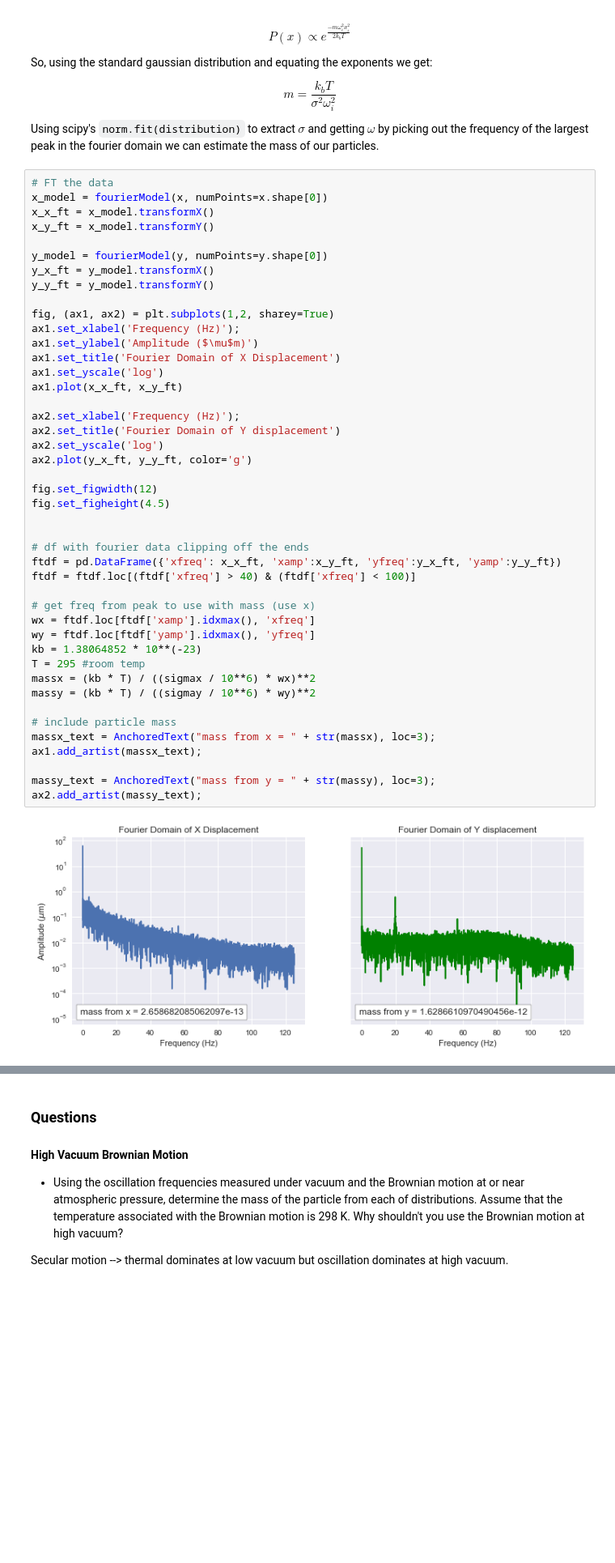
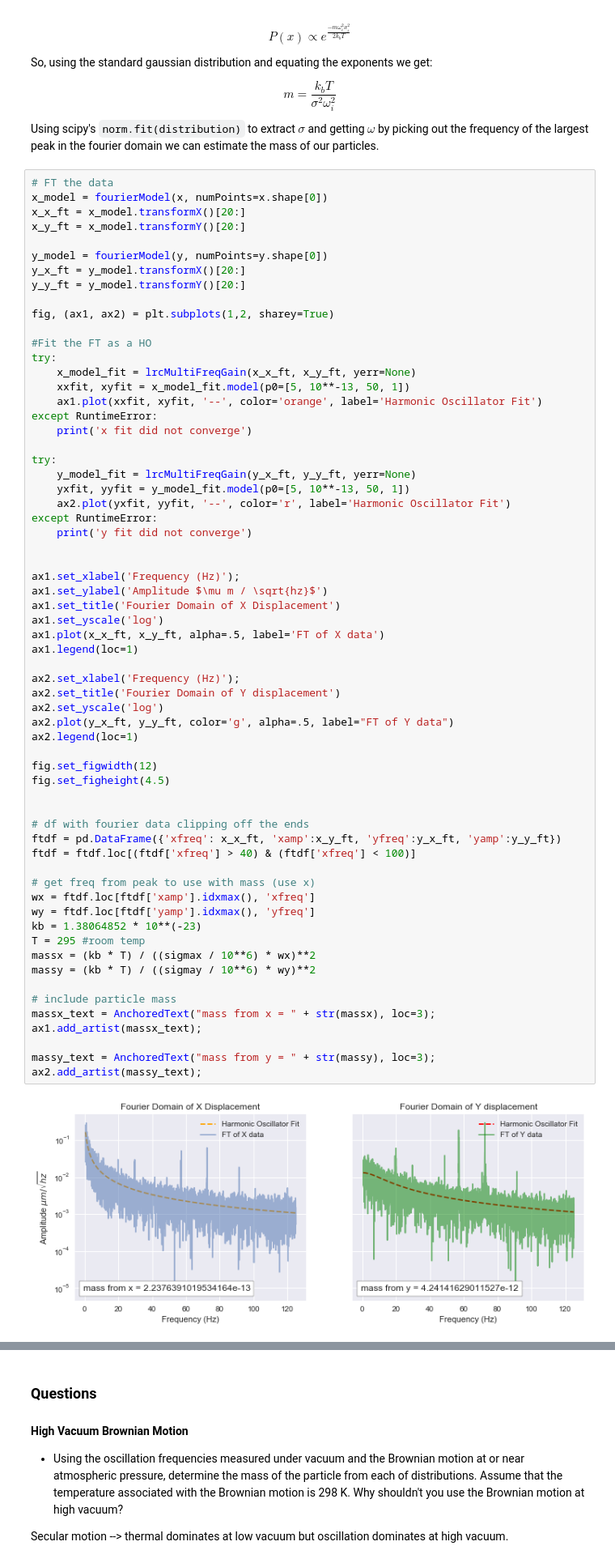
Before and after one commit to jpribyl/advanced-physics-lab-coursework, a Jupyter notebook: lab4/src/analysis/lab4-brownian-motion.ipynb, the cells around one changed output, grey strips where cells are left out. Shown at 81% size. Drawn from its saved outputs; the diff is of its cells as text; blank space fills up the shorter version.

```diff
--- a/lab4/src/analysis/lab4-brownian-motion.ipynb
+++ b/lab4/src/analysis/lab4-brownian-motion.ipynb
@@ -391,46 +400,65 @@ Using scipy's `norm.fit(distribution)` to extract $\sigma$ and getting $\omega$
 # %%
 # FT the data
 x_model = fourierModel(x, numPoints=x.shape[0])
-x_x_ft = x_model.transformX()
-x_y_ft = x_model.transformY()
+x_x_ft = x_model.transformX()[20:]
+x_y_ft = x_model.transformY()[20:]
 
 y_model = fourierModel(y, numPoints=y.shape[0])
-y_x_ft = y_model.transformX()
-y_y_ft = y_model.transformY()
+y_x_ft = y_model.transformX()[20:]
+y_y_ft = y_model.transformY()[20:]
 
 fig, (ax1, ax2) = plt.subplots(1,2, sharey=True)
+
+#Fit the FT as a HO
+try:
+    x_model_fit = lrcMultiFreqGain(x_x_ft, x_y_ft, yerr=None)
+    xxfit, xyfit = x_model_fit.model(p0=[5, 10**-13, 50, 1])
+    ax1.plot(xxfit, xyfit, '--', color='orange', label='Harmonic Oscillator Fit')
+except RuntimeError:
+    print('x fit did not converge')
+
+try:
+    y_model_fit = lrcMultiFreqGain(y_x_ft, y_y_ft, yerr=None)
+    yxfit, yyfit = y_model_fit.model(p0=[5, 10**-13, 50, 1])
+    ax2.plot(yxfit, yyfit, '--', color='r', label='Harmonic Oscillator Fit')
+except RuntimeError:
+    print('y fit did not converge')
+
+
 ax1.set_xlabel('Frequency (Hz)');
-ax1.set_ylabel('Amplitude ($\mu$m)')
+ax1.set_ylabel('Amplitude $\mu m / \sqrt{hz}$')
 ax1.set_title('Fourier Domain of X Displacement')
 ax1.set_yscale('log')
-ax1.plot(x_x_ft, x_y_ft)
+ax1.plot(x_x_ft, x_y_ft, alpha=.5, label='FT of X data')
+ax1.legend(loc=1)
 
 ax2.set_xlabel('Frequency (Hz)');
 ax2.set_title('Fourier Domain of Y displacement')
 ax2.set_yscale('log')
-ax2.plot(y_x_ft, y_y_ft, color='g')
+ax2.plot(y_x_ft, y_y_ft, color='g', alpha=.5, label="FT of Y data")
+ax2.legend(loc=1)
 
 fig.set_figwidth(12)
 fig.set_figheight(4.5)
 
 
 # df with fourier data clipping off the ends
 ftdf = pd.DataFrame({'xfreq': x_x_ft, 'xamp':x_y_ft, 'yfreq':y_x_ft, 'yamp':y_y_ft})
 ftdf = ftdf.loc[(ftdf['xfreq'] > 40) & (ftdf['xfreq'] < 100)]
 
 # get freq from peak to use with mass (use x)
 wx = ftdf.loc[ftdf['xamp'].idxmax(), 'xfreq']
 wy = ftdf.loc[ftdf['yamp'].idxmax(), 'yfreq']
 kb = 1.38064852 * 10**(-23)
 T = 295 #room temp
 massx = (kb * T) / ((sigmax / 10**6) * wx)**2
 massy = (kb * T) / ((sigmay / 10**6) * wy)**2
 
 # include particle mass
 massx_text = AnchoredText("mass from x = " + str(massx), loc=3);
 ax1.add_artist(massx_text);
 
 massy_text = AnchoredText("mass from y = " + str(massy), loc=3);
 ax2.add_artist(massy_text);
 # %% [output]
-[figure, old version]
+[figure, new version]
```
Also changed, not shown: parts of 10 cells of this notebook, 2 other files.
